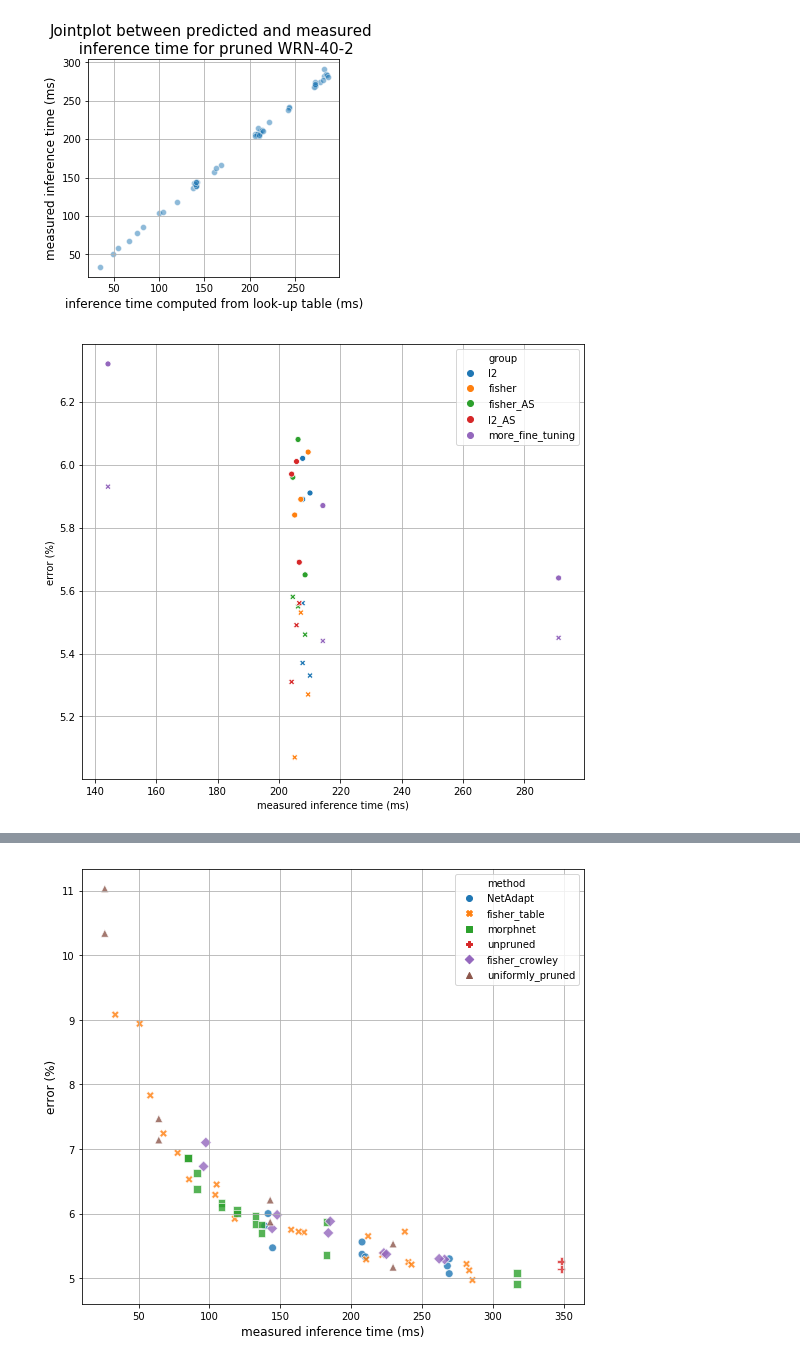
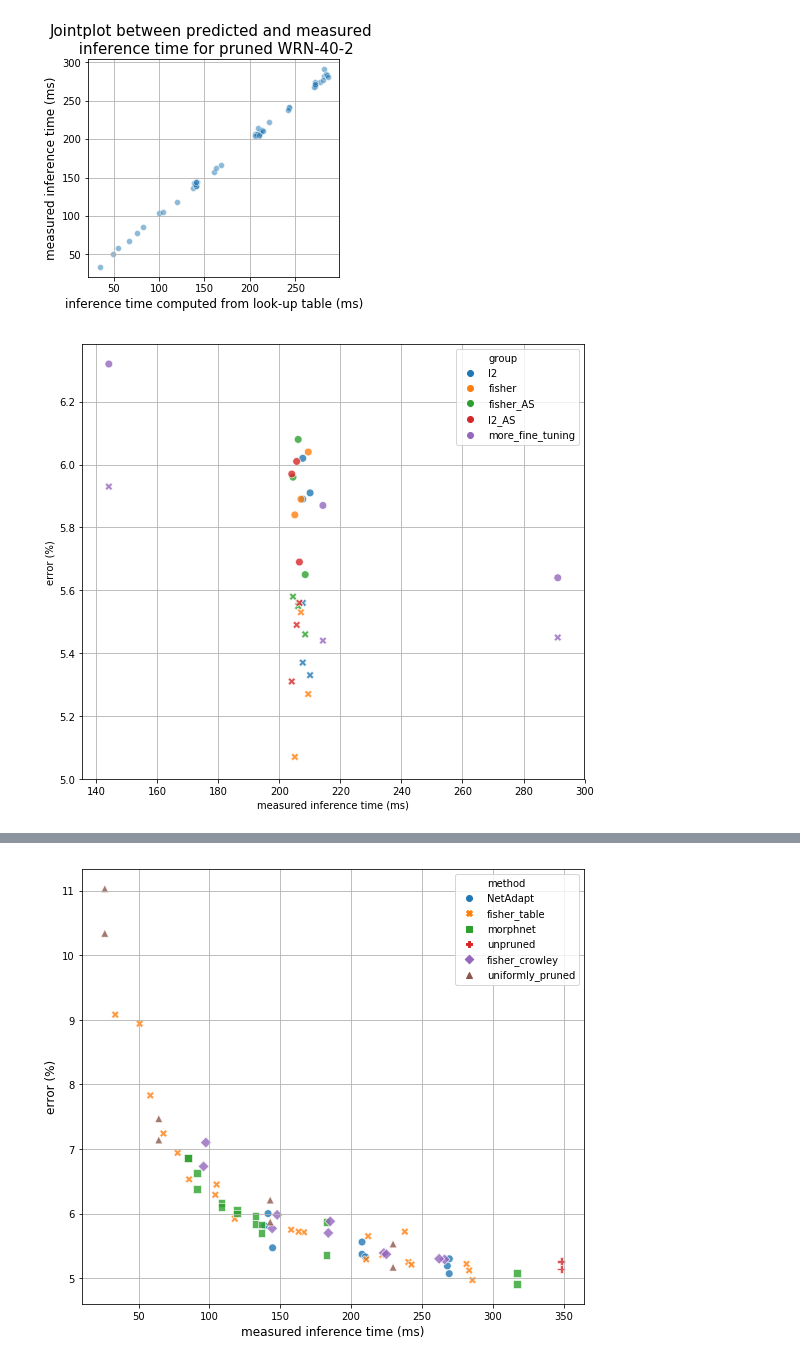
Before and after one commit to NatGr/Master_Thesis, a Jupyter notebook: NetAdapt/visualize.ipynb, the cells around one changed output, grey strips where cells are left out. Saved outputs shown, nothing was run; the diff lists cells and outputs as text; code cells hidden in the pictures.

```diff
--- a/NetAdapt/visualize.ipynb
+++ b/NetAdapt/visualize.ipynb
@@ -39,16 +39,16 @@ results_table_time['table_time'].corr(results_table_time['measured_time'])
 # %%
 res_compare_base_NA = results[results.fine_tune.notna()]
 fig, ax = plt.subplots(1, figsize=(9, 8))
 sns.scatterplot(x="measured_time", y="fine_tune", data=res_compare_base_NA, hue='group',
-                marker='o', legend='brief', ax=ax)
+                marker='o', legend='brief', ax=ax, s=60, alpha=0.8)
 sns.scatterplot(x="measured_time", y="retrain_scratch", data=res_compare_base_NA, hue='group',
-                marker='X', legend=False, ax=ax)
+                marker='X', legend=False, ax=ax, s=60, alpha=0.8)
 ax.set_xlabel('measured inference time (ms)')
 ax.set_ylabel('error (%)')
 ax.grid(True)
 # plt.savefig('NA_retrain_scratch.pdf')
 # %% [output]
-[figure, old version]
+[figure, new version]
 # %%
 group_2 = ['res-40-2-l2_pruned-pf=0.2-dr=0.98',
              'res-40-2-l2_pruned-pf=0.2-dr=0.98-2',
```
Also changed, not shown: parts of 4 cells of this notebook, 2 other files.
